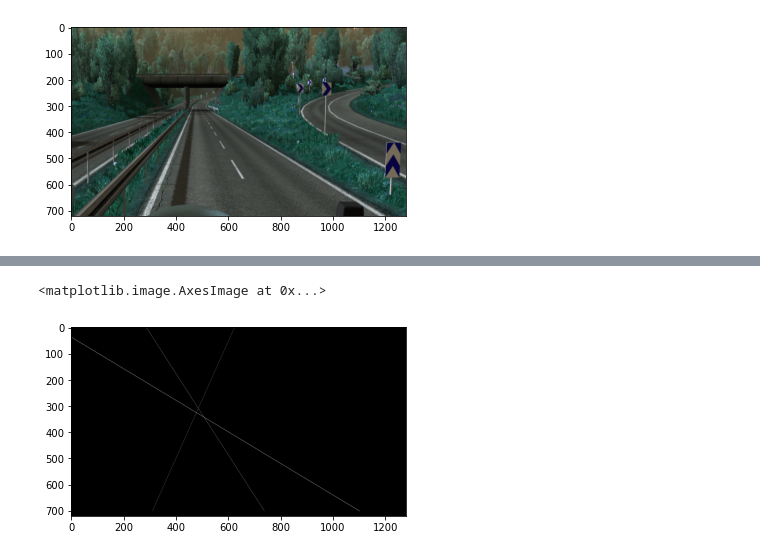
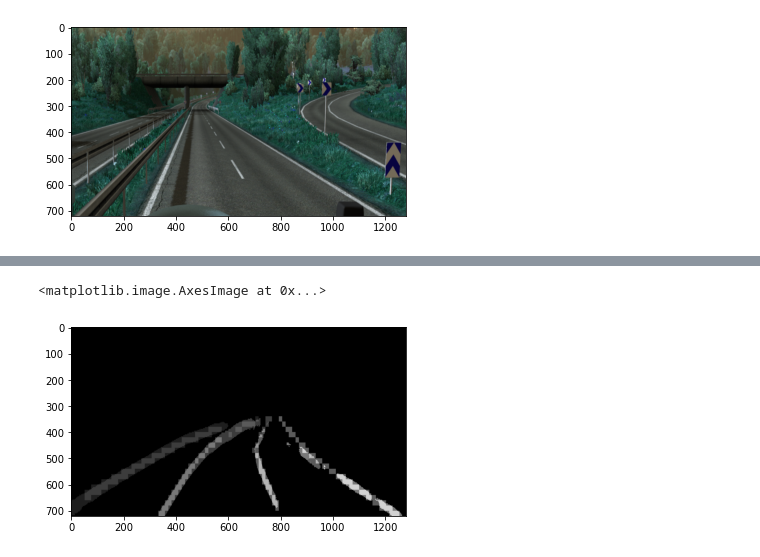
Before and after one commit to evopen/auto-ets2, a Jupyter notebook: scripts/Untitled.ipynb, the cells around one changed output, grey strips where cells are left out. Drawn from its saved outputs; the diff is of its cells as text; code cells hidden in the pictures.

```diff
--- a/scripts/Untitled.ipynb
+++ b/scripts/Untitled.ipynb
@@ -489,5 +470,5 @@ for i in range(1, 5):
-# %%
-plt.imshow(fit_img[0]+fit_img[1]+fit_img[2]+fit_img[3], cmap='gray')
-# %% [output]
-<matplotlib.image.AxesImage at 0x...>
-[figure, removed]
+# %%
+plt.imshow(merge_seg_img * 30)
+# %% [output]
+<matplotlib.image.AxesImage at 0x...>
+[figure, added]
```
Also changed, not shown: parts of 7 cells of this notebook, 2 other files.
